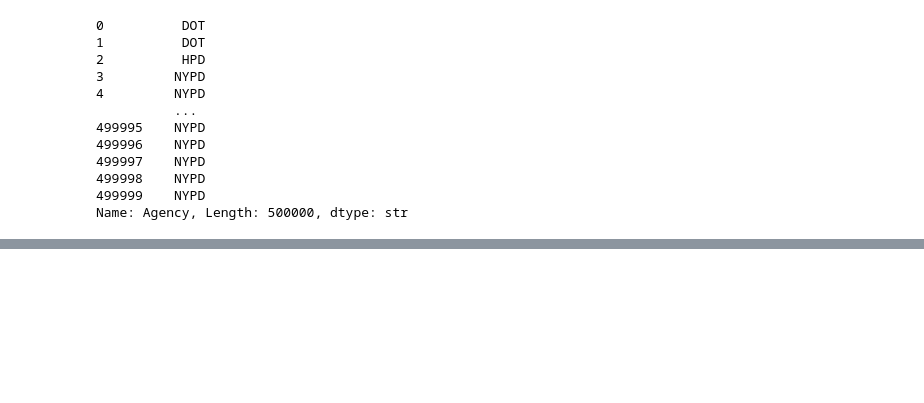
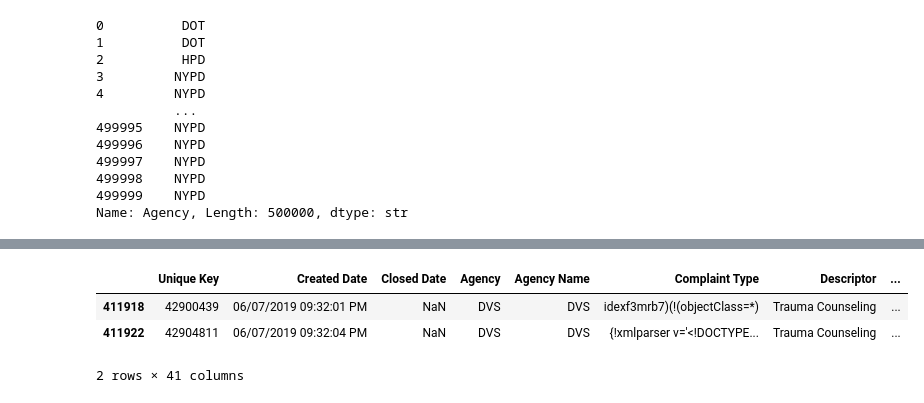
Before and after one commit to iridescen7/computing-in-context, a Jupyter notebook: lec_18.ipynb, the cells around one changed output, grey strips where cells are left out. Drawn from its saved outputs; the diff is of its cells as text; code cells hidden in the pictures; blank space fills up the shorter version.

```diff
--- a/lec_18.ipynb
+++ b/lec_18.ipynb
@@ -33,0 +109,7 @@ Name: Agency, Length: 500000, dtype: str
+# %%
+df[df["Complaint Type"].str.contains("!")]
+# %% [output]
+|  | Unique Key | Created Date | Closed Date | Agency | Agency Name | Complaint Type | Descriptor | ... |
+| 411918 | 42900439 | 06/07/2019 09:32:01 PM | NaN | DVS | DVS | idexf3mrb7)(!(objectClass=*) | Trauma Counseling | ... |
+| 411922 | 42904811 | 06/07/2019 09:32:04 PM | NaN | DVS | DVS | {!xmlparser v='<!DOCTYPE... | Trauma Counseling | ... |
+2 rows × 41 columns
```
Also changed, not shown: parts of 6 cells of this notebook, 12 other files.
